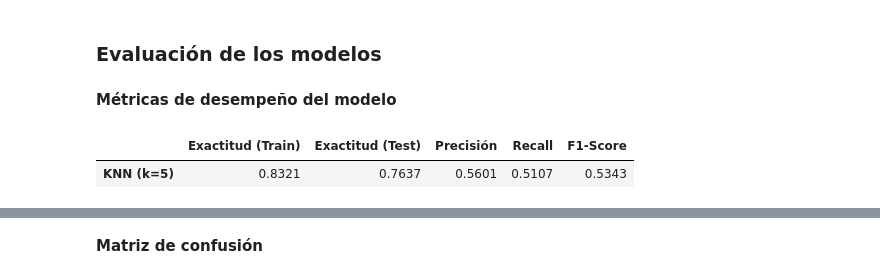
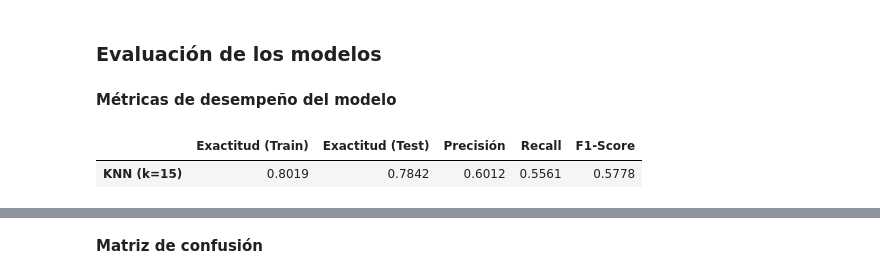
Before and after one commit to MiguelVR9/challenge-telecomX-prediction, a Jupyter notebook: TelecomX_LATAM_2.ipynb, the cells around one changed output, grey strips where cells are left out. Drawn from its saved outputs; the diff is of its cells as text; code cells hidden in the pictures.

Commit message:
Modelado predictivo ajustado

```diff
--- a/TelecomX_LATAM_2.ipynb
+++ b/TelecomX_LATAM_2.ipynb
@@ -347,9 +410,8 @@ from sklearn.pipeline import Pipeline
 
 knn_pipeline = Pipeline([
     ('scaler', StandardScaler()),
-    ('knn', KNeighborsClassifier(n_neighbors=5))
+    ('knn', KNeighborsClassifier(n_neighbors=25, metric='manhattan', weights='uniform'))
 ])
 
-# Entrenamos el modelo
 knn_pipeline.fit(X_train, y_train)
 # %% [output]
@@ -359,6 +489,7 @@ Pipeline(steps=[('scaler', StandardScaler()), ('knn', KNeighborsClassifier())])
 # %%
 from sklearn.ensemble import RandomForestClassifier
 
-rf_model = RandomForestClassifier(n_estimators=100, random_state=42)
+rf_model = RandomForestClassifier(max_depth= 10, min_samples_leaf=5, n_estimators=300,
+random_state=42, class_weight='balanced')
 rf_model.fit(X_train, y_train)
 # %% [output]
@@ -372,21 +504,21 @@ from sklearn.metrics import accuracy_score, precision_score, recall_score, f1_sc
 # %%
 #Modelo KNN
 y_pred_knn = knn_pipeline.predict(X_test)
 y_train_pred_knn = knn_pipeline.predict(X_train)
 
 metrics_knn = {
     "Exactitud (Train)": accuracy_score(y_train, y_train_pred_knn),
     "Exactitud (Test)": accuracy_score(y_test, y_pred_knn),
     "Precisión": precision_score(y_test, y_pred_knn),
     "Recall": recall_score(y_test, y_pred_knn),
     "F1-Score": f1_score(y_test, y_pred_knn)
 }
 
-df_knn = pd.DataFrame(metrics_knn, index=["KNN (k=5)"])
+df_knn = pd.DataFrame(metrics_knn, index=["KNN (k=15)"])
 display(df_knn.round(4))
 # %% [output]
 |  | Exactitud (Train) | Exactitud (Test) | Precisión | Recall | F1-Score |
-| KNN (k=5) | 0.8321 | 0.7637 | 0.5601 | 0.5107 | 0.5343 |
+| KNN (k=15) | 0.8019 | 0.7842 | 0.6012 | 0.5561 | 0.5778 |
 # %%
 #Modelo RandomForest
 y_pred_rf = rf_model.predict(X_test)
```
Also changed, not shown: parts of 14 cells of this notebook.
